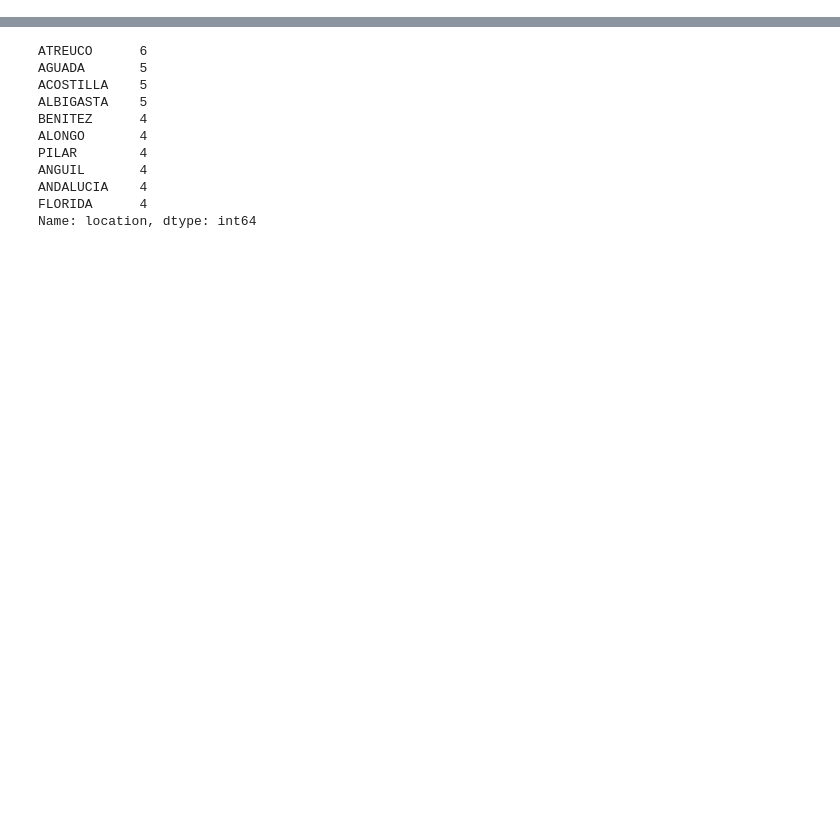
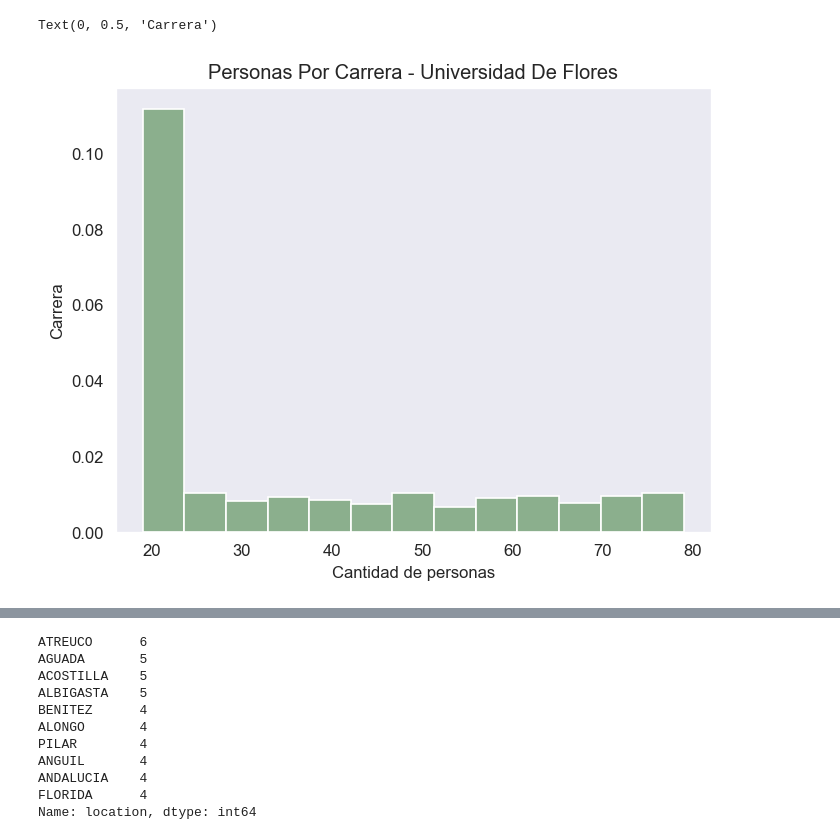
Before and after one commit to fajose/Skill-Up-DA-c-Python, a Jupyter notebook: assets/notebooks/Grupo A.ipynb, the cells around one changed output, grey strips where cells are left out. Drawn from its saved outputs; the diff is of its cells as text; code cells hidden in the pictures; blank space fills up the shorter version.

```diff
--- a/assets/notebooks/Grupo A.ipynb
+++ b/assets/notebooks/Grupo A.ipynb
@@ -139,0 +151,8 @@ df_2.describe()
+# %%
+sns.histplot(df_1.age, color=colors_green[5],stat='density')
+plt.title(f'Personas por carrera - {university1_name}'.title())
+plt.xlabel('Cantidad de personas')
+plt.ylabel('Carrera')
+# %% [output]
+Text(0, 0.5, 'Carrera')
+[figure, added]
```
Also changed, not shown: parts of 119 cells of this notebook, 10 other files.
